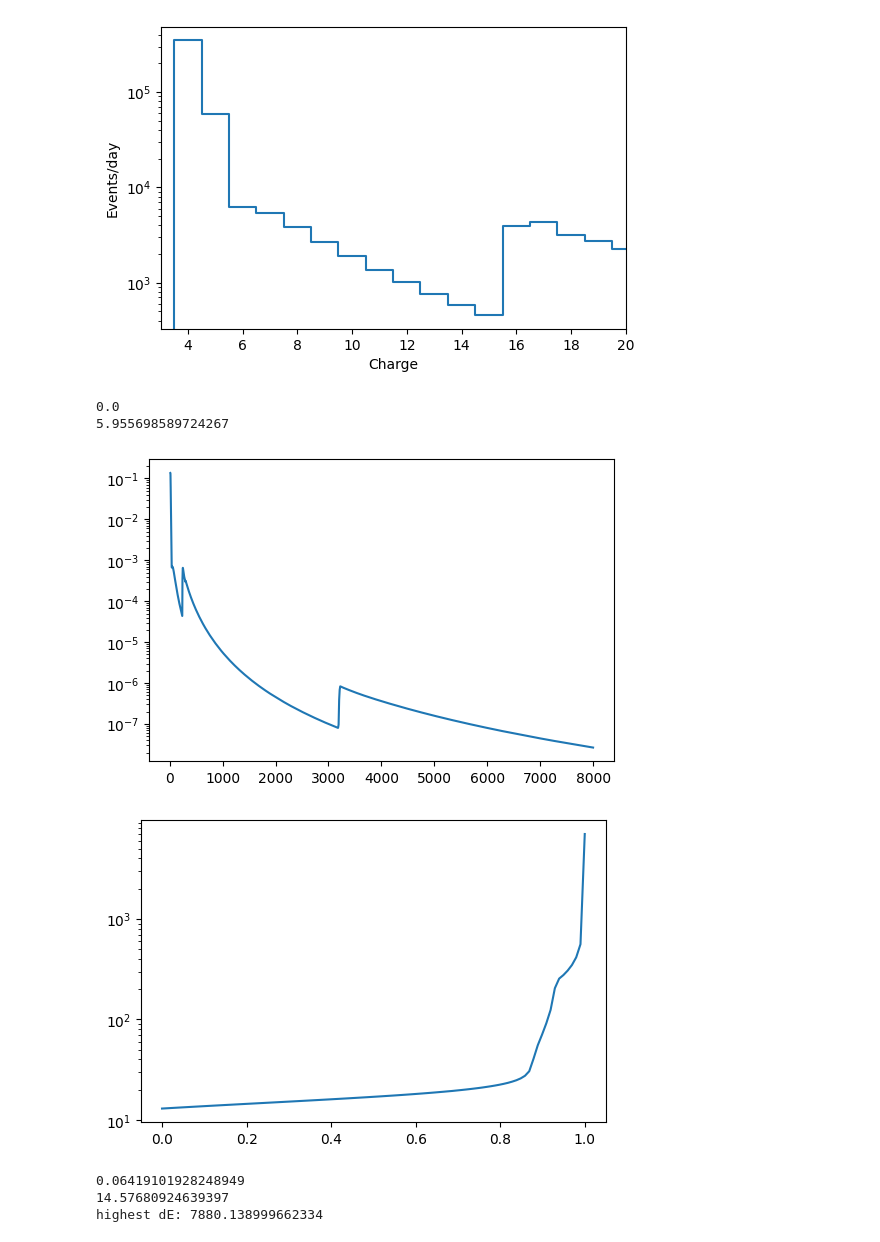
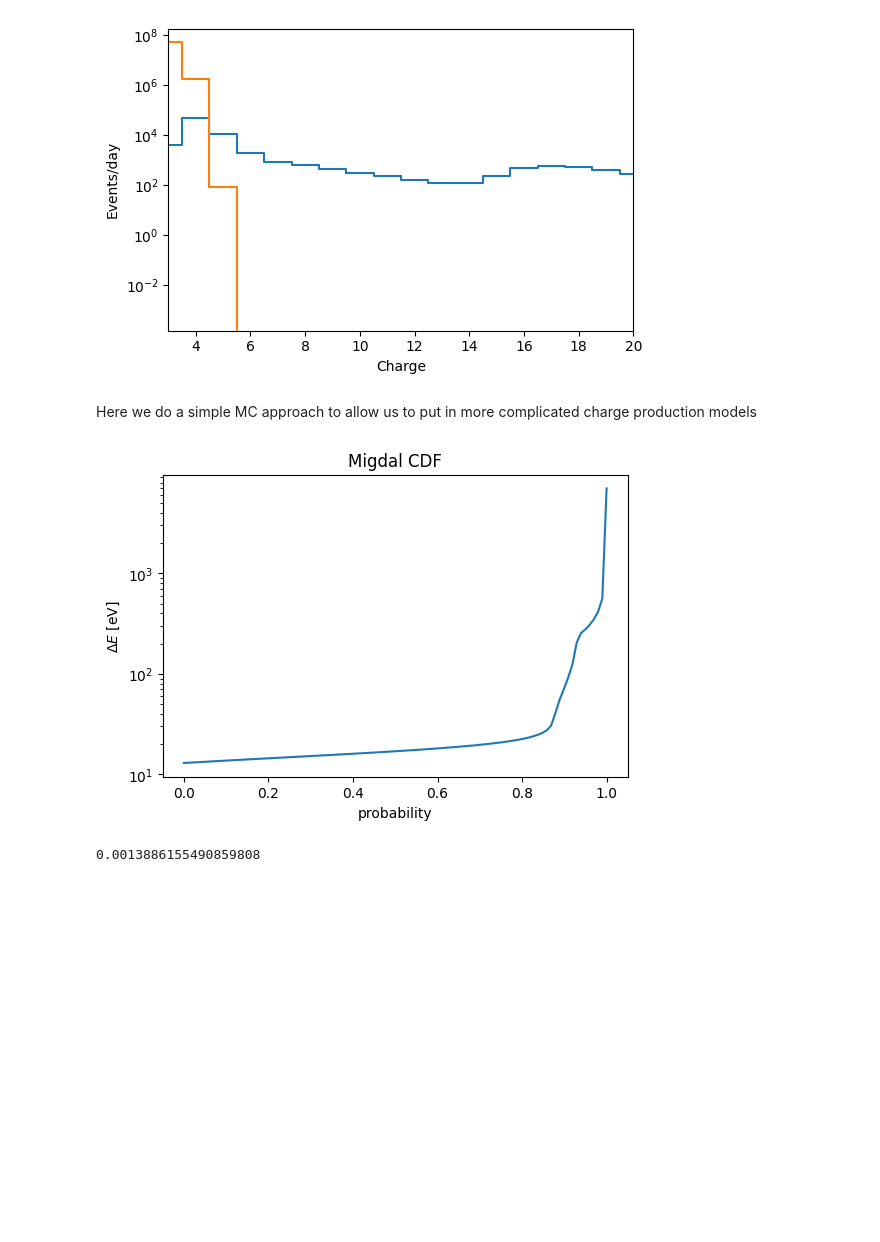
Before and after one commit to Duncan-Adams/MigdalCalc, a Jupyter notebook: Ar_probs.ipynb, the cells around one changed output. Cells and saved outputs as stored; diff of their text form; code cells hidden in the pictures; blank space fills up the shorter version.

```diff
--- a/Ar_probs.ipynb
+++ b/Ar_probs.ipynb
@@ -34,5 +34,5 @@ density = 1.395 #g / cm^3
 
 mass = 1000 #grams
 
-rate_prefactor = N_per_g*mass*barns_to_cm2*flux*days_to_seconds*phi_int
-#TODO: conversion from cos theta to deg
+rate_prefactor = N_per_g*mass*barns_to_cm2*flux*days_to_seconds
+print(f'{4.7*rate_prefactor:.2e}')
@@ -113,17 +132,18 @@ Elastic Recoil Energy: 306.4096985304249 eV
 # %%
+#when changing energies and angles, might have to play around a bit with the axes to get a reasonable looking plot
+
 plt.step(binned_migdal_spectrum[0], np.multiply(rate_prefactor,binned_migdal_spectrum[1]),where='mid')
-# plt.step(binned_elastic_spectrum[0], np.multiply(rate_prefactor, binned_elastic_spectrum[1]), where='mid')
+plt.step(binned_elastic_spectrum[0], np.multiply(rate_prefactor, binned_elastic_spectrum[1]), where='mid')
 plt.yscale('log')
 plt.xlim(3, 20)
 plt.xlabel("Charge")
 plt.ylabel('Events/day')
 plt.show()
 # %% [output]
-[figure, old version]
+[figure, new version]
-0.0
-5.955698589724267
+# %% [markdown]
+Here we do a simple MC approach to allow us to put in more complicated charge production models
 # %%
-#Do MC with the ionization yields from
 N_evts = 10000000
 
 #compute the CDF for deltaE from migdal
@@ -142,22 +162,20 @@ for dE in dE_range:
     p = (1/norm)*(integrate.quad(lambda dE: mig_dE_spectrum(dE, c), 0, dE,limit=100, epsrel=1e-3)[0])
     probs.append(p)
 
-
-plt.plot(dE_range, (1/norm)*mig_dE_spectrum(dE_range, c))
-plt.yscale('log')
-plt.show()
-
 migdal_CDF = interp.interp1d(probs, dE_range, bounds_error=False, fill_value=0, kind='linear')
 p_space = np.linspace(0, 1, 100)
 plt.plot(p_space, migdal_CDF(p_space))
 plt.yscale('log')
+plt.ylabel(r'$\Delta E$ [eV]')
+plt.xlabel('probability')
+plt.title('Migdal CDF')
 plt.show()
 
 
 
 n_electron_arr = []
 
-migdal_p = 1 - (elastic_xsec/(mig_total_xsec + elastic_xsec))
+migdal_p = 1 - (elastic_xsec/(migdal_xsec + elastic_xsec))
 
 print(migdal_p)
 
@@ -173,42 +191,37 @@ for n in range(N_evts):
     if(r < migdal_p):
         mig_count += 1
         s = np.random.rand(1)[0]
         dE = migdal_CDF(s)
         highest_dE = np.maximum(dE,highest_dE)
         recoil_energy = kin.E_Recoil(dE, c, A, En)
         E_ion = recoil_energy*Ar_quench(recoil_energy) + dE
         n_elec = np.floor(E_ion/19.5)
         n_electron_arr.append(n_elec)
         continue
 
     elastic_count += 1
-    continue #for now skip eleastic events
+    continue #for now skip elestic events
     elastic_recoil_E = kin.E_Recoil(0, c, A, En)
     n_elec = np.floor(elastic_recoil_E*Ar_quench(elastic_recoil_E)/19.5)
 
     n_electron_arr.append(n_elec)
 
-print(elastic_count/mig_count)
-
 #Histogram of results
 #we take the normalized histo, multiply by the total cross section, then convert to events/kg/day
-scale_factor = (elastic_xsec + mig_total_xsec)*rate_prefactor
+scale_factor = (elastic_xsec + migdal_xsec)*rate_prefactor
 scale_factor = 1
 
 highest_bin = 30
 bin_edges = np.arange(1, highest_bin + 1, dtype=int)
 
 n_elec_hist, bin_edges = np.histogram(n_electron_arr, bins=bin_edges, density = True)
 
 n_elec_hist = np.multiply(n_elec_hist, scale_factor)
 
 bins = bin_edges[:-1]
 # %% [output]
-[figure, old version]
+[figure, new version]
-[figure, removed]
-0.06419101928248949
-14.57680924639397
-highest dE: 7880.138999662334
+0.0013886155490859808
 # %%
 plt.step(bins, n_elec_hist,where='mid')
 
```
Also changed, not shown: parts of 6 cells of this notebook, 9 other files.
